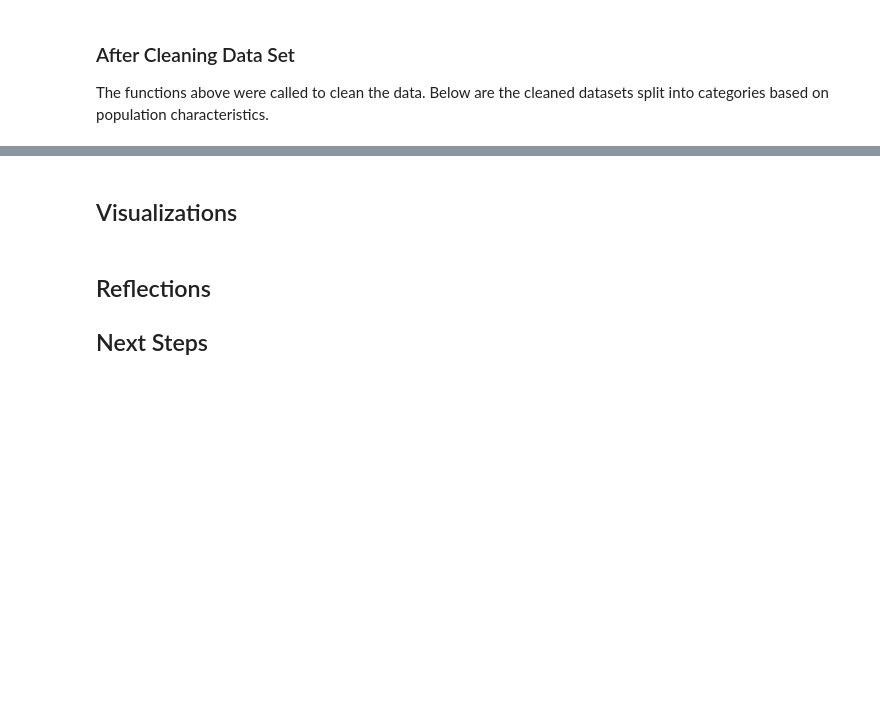
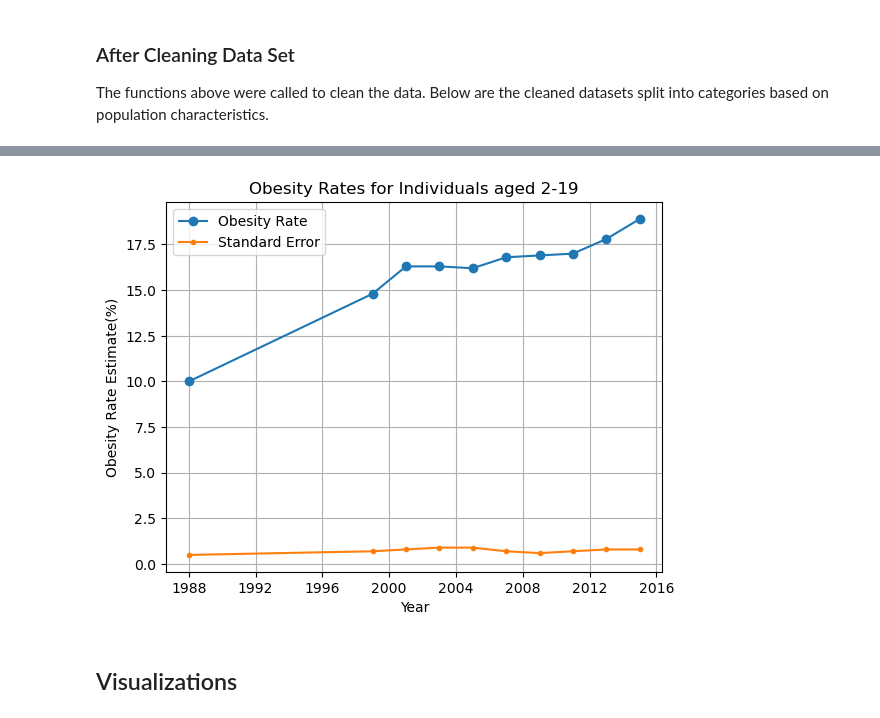
Before and after one commit to rafaymk02/Obesity-Factors-Analysis-US-, a Jupyter notebook: obesity_analysis_children.ipynb, the cells around one changed output, grey strips where cells are left out. Saved outputs shown, nothing was run; the diff lists cells and outputs as text; code cells hidden in the pictures; blank space fills up the shorter version.

Commit message:
Started Proposal + Visualization
Finished cleaning, created functions, created visualizations, answered proposal questions and added to proposal document.

```diff
--- a/obesity_analysis_children.ipynb
+++ b/obesity_analysis_children.ipynb
@@ -150,6 +67,6 @@ print(age_obesity.head())
+# %%
+obesity_EDA_visual(total_obesity)
+# %% [output]
+[figure, added]
 # %% [markdown]
 ## Visualizations
-# %% [markdown]
-## Reflections
-
-## Next Steps
```
Also changed, not shown: parts of 16 cells of this notebook, 2 other files.
